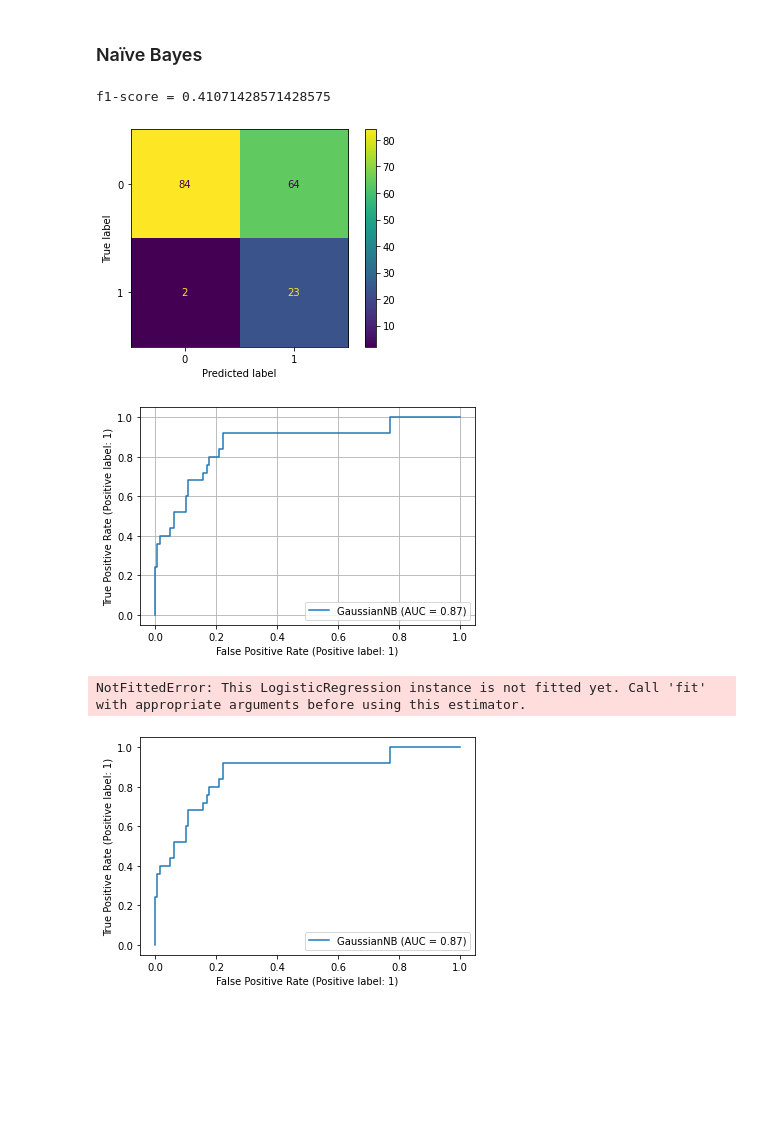
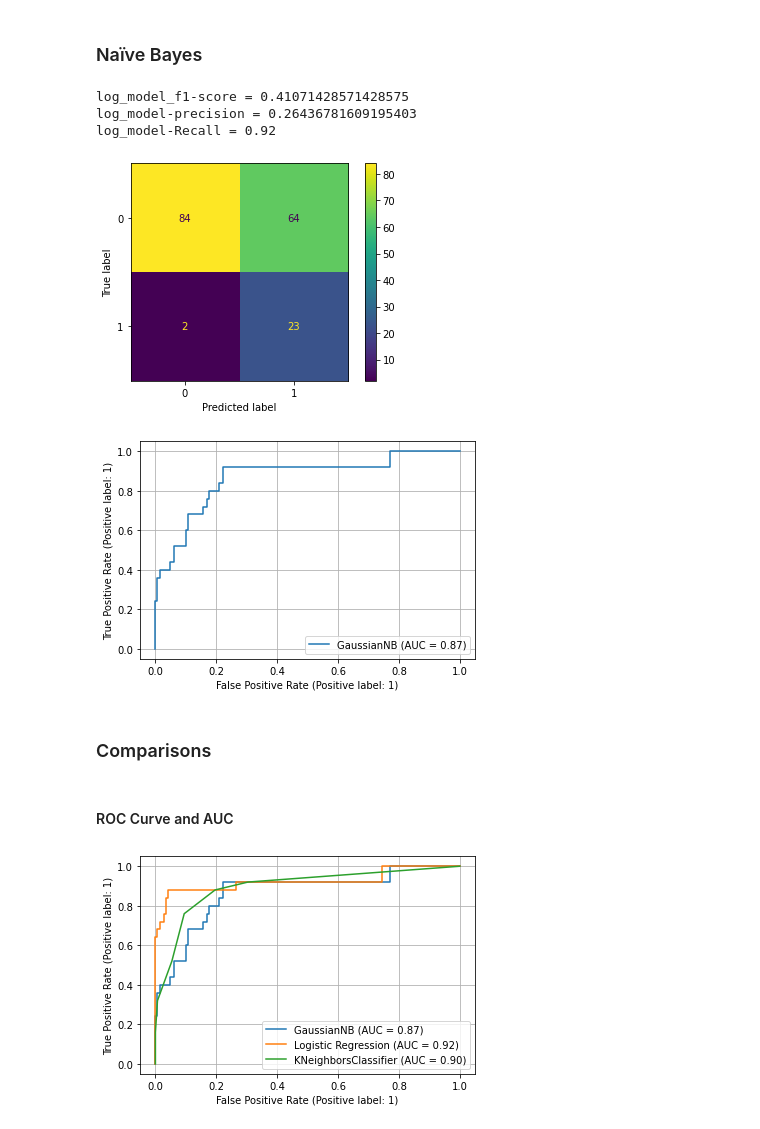
Before and after one commit to MMostafa-Hub/COVID-19-Outcome-Prediction, a Jupyter notebook: COVID-19 Outcome Prediction.ipynb, the cells around one changed output. Cells and saved outputs as stored; diff of their text form; code cells hidden in the pictures; blank space fills up the shorter version.

```diff
--- a/COVID-19 Outcome Prediction.ipynb
+++ b/COVID-19 Outcome Prediction.ipynb
@@ -172,30 +146,40 @@ knn_model-Recall = 0.72
 # %% [markdown]
 ### Naïve Bayes
 # %%
+from sklearn.naive_bayes import GaussianNB
+naive_clf = GaussianNB()
+
 # training the model on training set
-from sklearn.naive_bayes import GaussianNB
-gnb = GaussianNB()
-gnb.fit(X_train, y_train)
+naive_clf.fit(X_train, y_train)
 
 # making predictions on the testing set
-y_pred = gnb.predict(X_test)
+y_pred_naive = naive_clf.predict(X_test)
 
 # Confusion Matrix
-plot_confusion_matrix(gnb, X_test, y_test)
+plot_confusion_matrix(naive_clf, X_test, y_test)
 
 # f1-score
-print(f"f1-score = {f1_score(y_test, y_pred)}")
+print(f"log_model_f1-score = {f1_score(y_test, y_pred_naive)}\nlog_model-precision = {precision_score(y_test,y_pred_naive)}\nlog_model-Recall = {recall_score(y_test,y_pred_naive)}")
 
 # ROC curve
-plot_roc_curve(gnb, X_test, y_test)
+plot_roc_curve(naive_clf, X_test, y_test)
 plt.grid()
+# plotSoftClassify2D(learner,X,Y)
 # %% [output]
-f1-score = 0.41071428571428575
+log_model_f1-score = 0.41071428571428575
+log_model-precision = 0.26436781609195403
+log_model-Recall = 0.92
 [figure]
 [figure]
-# %%
-plot_roc_curve(gnb, X_test, y_test)
-plot_roc_curve(log_classifier, X_test, y_test)
-# %% [output]
-NotFittedError: This LogisticRegression instance is not fitted yet. Call 'fit' with appropriate arguments before using this estimator.
-[figure, removed]
+# %% [markdown]
+### Comparisons
+# %% [markdown]
+#### ROC Curve and AUC
+# %%
+display = plot_roc_curve(naive_clf, X_test, y_test)
+plot_roc_curve(best_log_clf, X_test, y_test, ax=display.ax_ ,name="Logistic Regression")
+plot_roc_curve(best_knn_classifier,X_test_norm,y_test,ax=display.ax_)
+plt.grid()
+plt.show()
+# %% [output]
+[figure, added]
```
Also changed, not shown: parts of 10 cells of this notebook.
